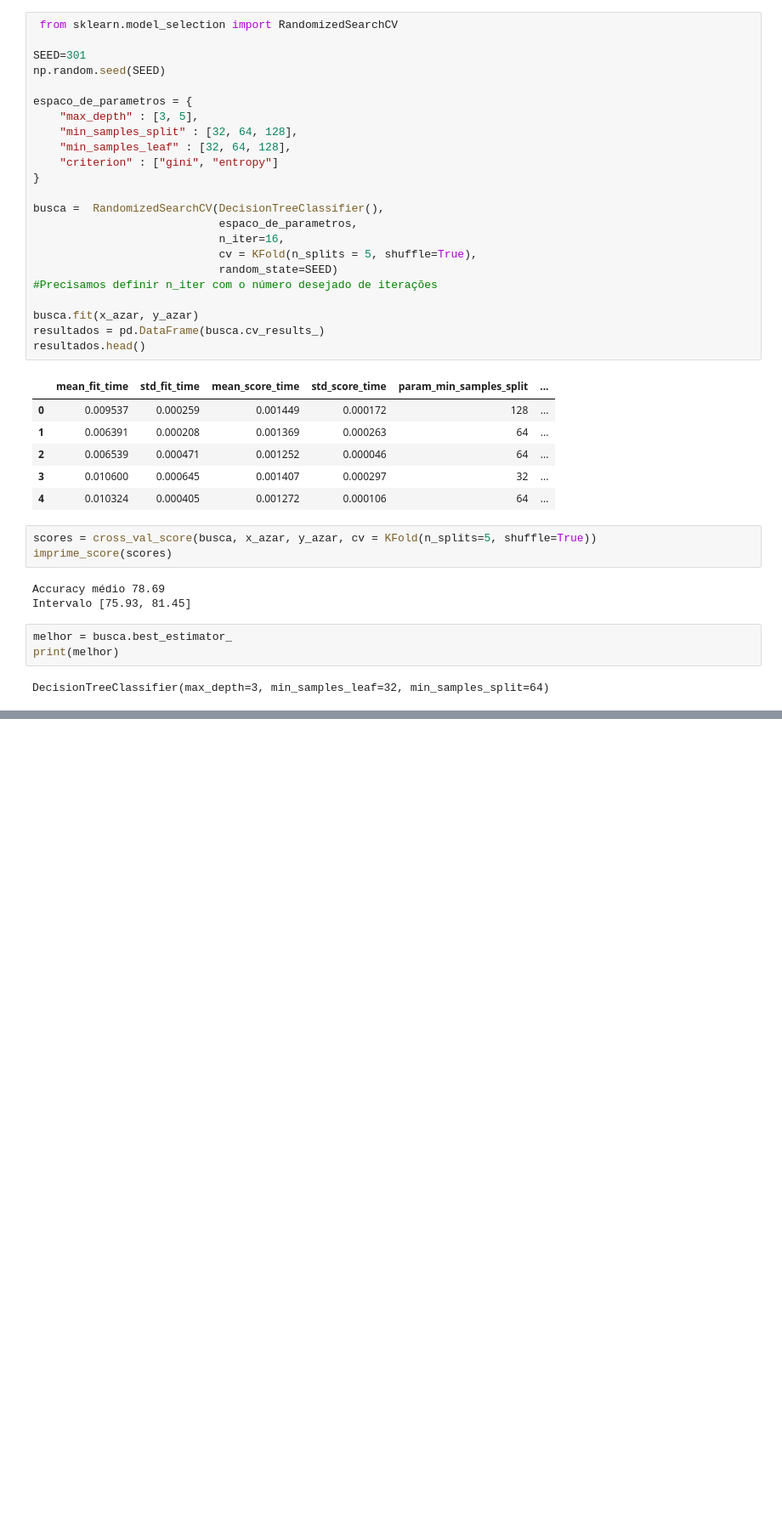
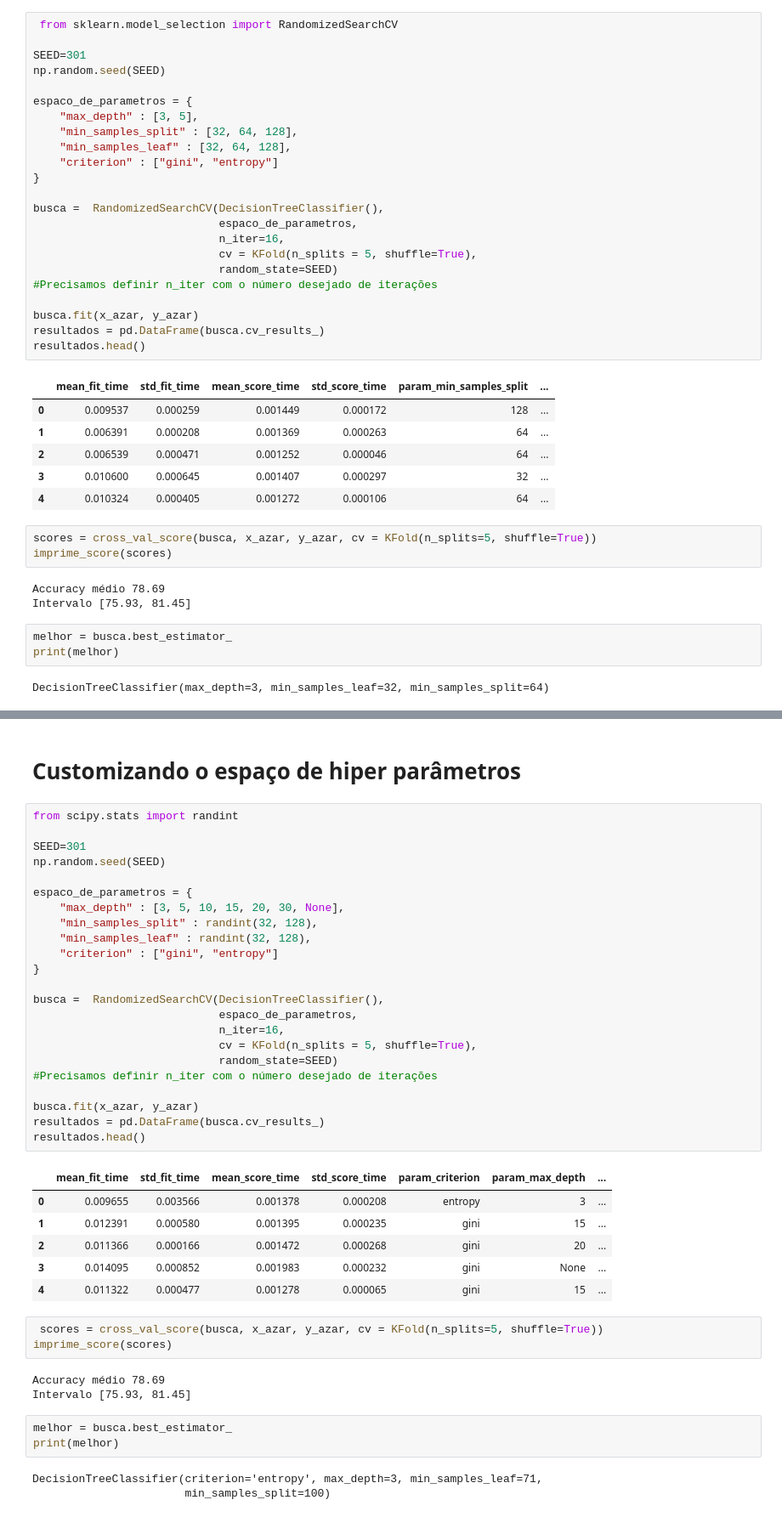
Before and after one commit to arthur-pulini/introducao-a-otimizacao-de-machine-learning-atraves-de-hiper-parametros-parte-2, a Jupyter notebook: Introdução_a_Machine_Learning_Otimização_parte_2.ipynb, the cells around one changed output, grey strips where cells are left out. Shown at 85% size. Cells and saved outputs as stored; diff of their text form; blank space fills up the shorter version.

Commit message:
Aumentando o espaço dos hiperparâmetros

```diff
--- a/Introdução_a_Machine_Learning_Otimização_parte_2.ipynb
+++ b/Introdução_a_Machine_Learning_Otimização_parte_2.ipynb
@@ -717,3 +717,47 @@ graph = graphviz.Source(dot_data)
 graph
 # %% [output]
 [drawing not drawn]
+# %% [markdown]
+# Customizando o espaço de hiper parâmetros
+# %%
+from scipy.stats import randint
+
+SEED=301
+np.random.seed(SEED)
+
+espaco_de_parametros = {
+    "max_depth" : [3, 5, 10, 15, 20, 30, None],
+    "min_samples_split" : randint(32, 128),
+    "min_samples_leaf" : randint(32, 128),
+    "criterion" : ["gini", "entropy"]
+}
+
+busca =  RandomizedSearchCV(DecisionTreeClassifier(),
+                            espaco_de_parametros,
+                            n_iter=16,
+                            cv = KFold(n_splits = 5, shuffle=True),
+                            random_state=SEED)
+#Precisamos definir n_iter com o número desejado de iterações
+
+busca.fit(x_azar, y_azar)
+resultados = pd.DataFrame(busca.cv_results_)
+resultados.head()
+# %% [output]
+|  | mean_fit_time | std_fit_time | mean_score_time | std_score_time | param_criterion | param_max_depth | ... |
+| 0 | 0.009655 | 0.003566 | 0.001378 | 0.000208 | entropy | 3 | ... |
+| 1 | 0.012391 | 0.000580 | 0.001395 | 0.000235 | gini | 15 | ... |
+| 2 | 0.011366 | 0.000166 | 0.001472 | 0.000268 | gini | 20 | ... |
+| 3 | 0.014095 | 0.000852 | 0.001983 | 0.000232 | gini | None | ... |
+| 4 | 0.011322 | 0.000477 | 0.001278 | 0.000065 | gini | 15 | ... |
+# %%
+ scores = cross_val_score(busca, x_azar, y_azar, cv = KFold(n_splits=5, shuffle=True))
+imprime_score(scores)
+# %% [output]
+Accuracy médio 78.69
+Intervalo [75.93, 81.45]
+# %%
+melhor = busca.best_estimator_
+print(melhor)
+# %% [output]
+DecisionTreeClassifier(criterion='entropy', max_depth=3, min_samples_leaf=71,
+                       min_samples_split=100)
```
Also changed, not shown: parts of 1 cell of this notebook.
